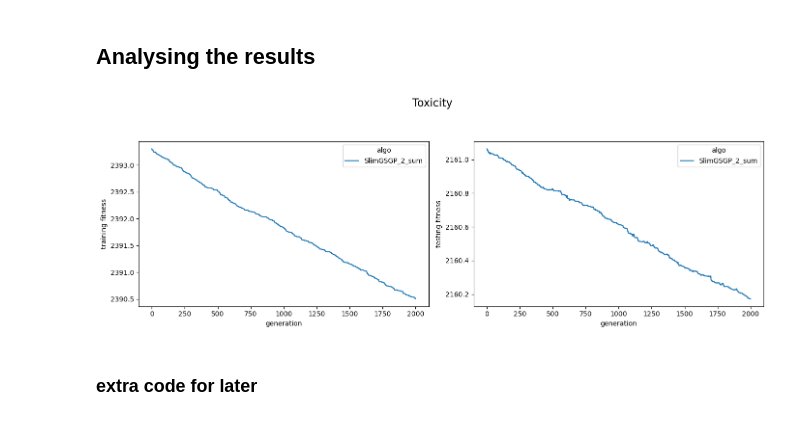
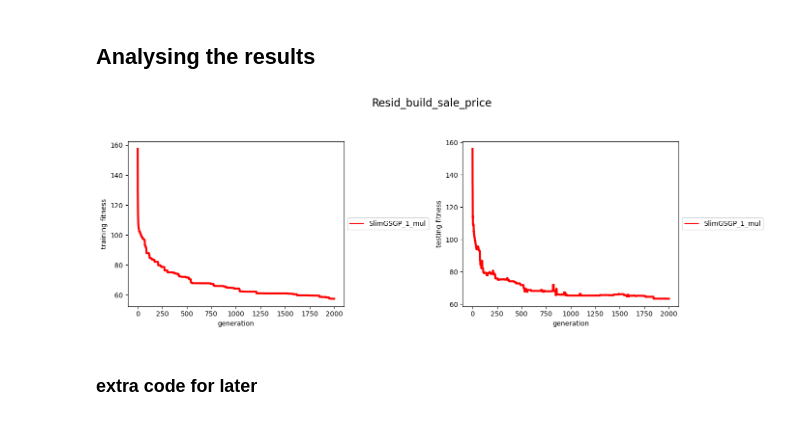
Before and after one commit to Rizzolioli/SlimShady, a Jupyter notebook: utils/results_analyser.ipynb, the cells around one changed output. Saved outputs shown, nothing was run; the diff lists cells and outputs as text; code cells hidden in the pictures.

```diff
--- a/utils/results_analyser.ipynb
+++ b/utils/results_analyser.ipynb
@@ -9,7 +9,7 @@ import pandas as pd
 #### important variable names
 # %%
 columns = ["algo", "experiment_id", "dataset", "seed", "generation", "training_fitness", "timing", "pop_node_count"]
-logger_name = "liah_mul_logger.csv"
+logger_name = "diogo_slim_times_one_logger_.csv"
 log_level = 1
 # %% [markdown]
 ## Analysing the results
@@ -28,8 +16,8 @@ diogo = get_experiment_results(experiment_id=None, logger_name="diogo_slim_logge
 # %%
-show_results(x_var = "generation", y_var="training_fitness", experiment_id=None, logger_name="liah_sum_logger.csv",
-             log_level=1, dataset="toxicity")
+show_results(x_var = "generation", y_var="training_fitness", experiment_id=None, logger_name=logger_name,
+             log_level=1, dataset="resid_build_sale_price")
 # %% [output]
-[figure, old version]
+[figure, new version]
 # %% [markdown]
 ### extra code for later
 # %%
```
Also changed, not shown: parts of 16 cells of this notebook, 4 other files.
